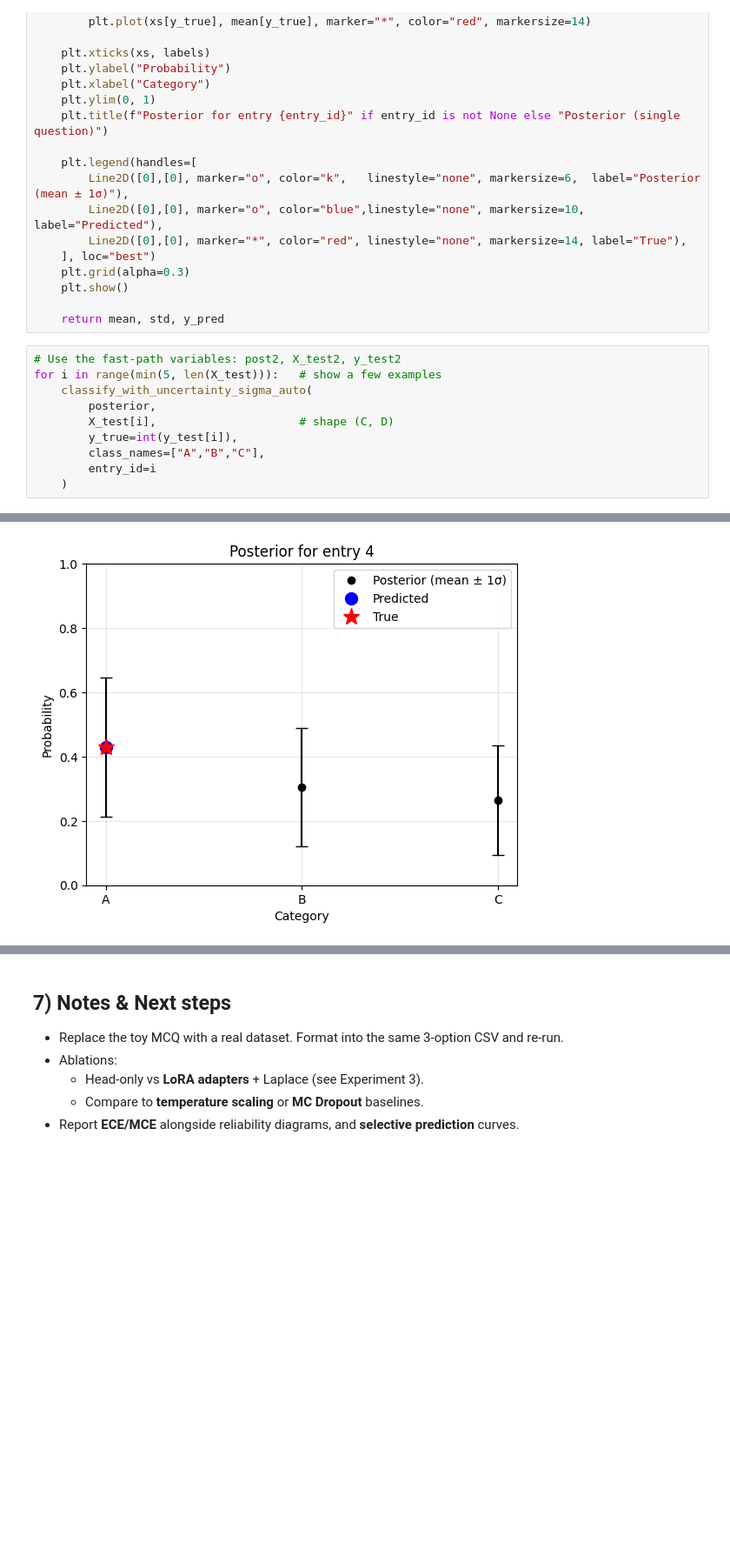
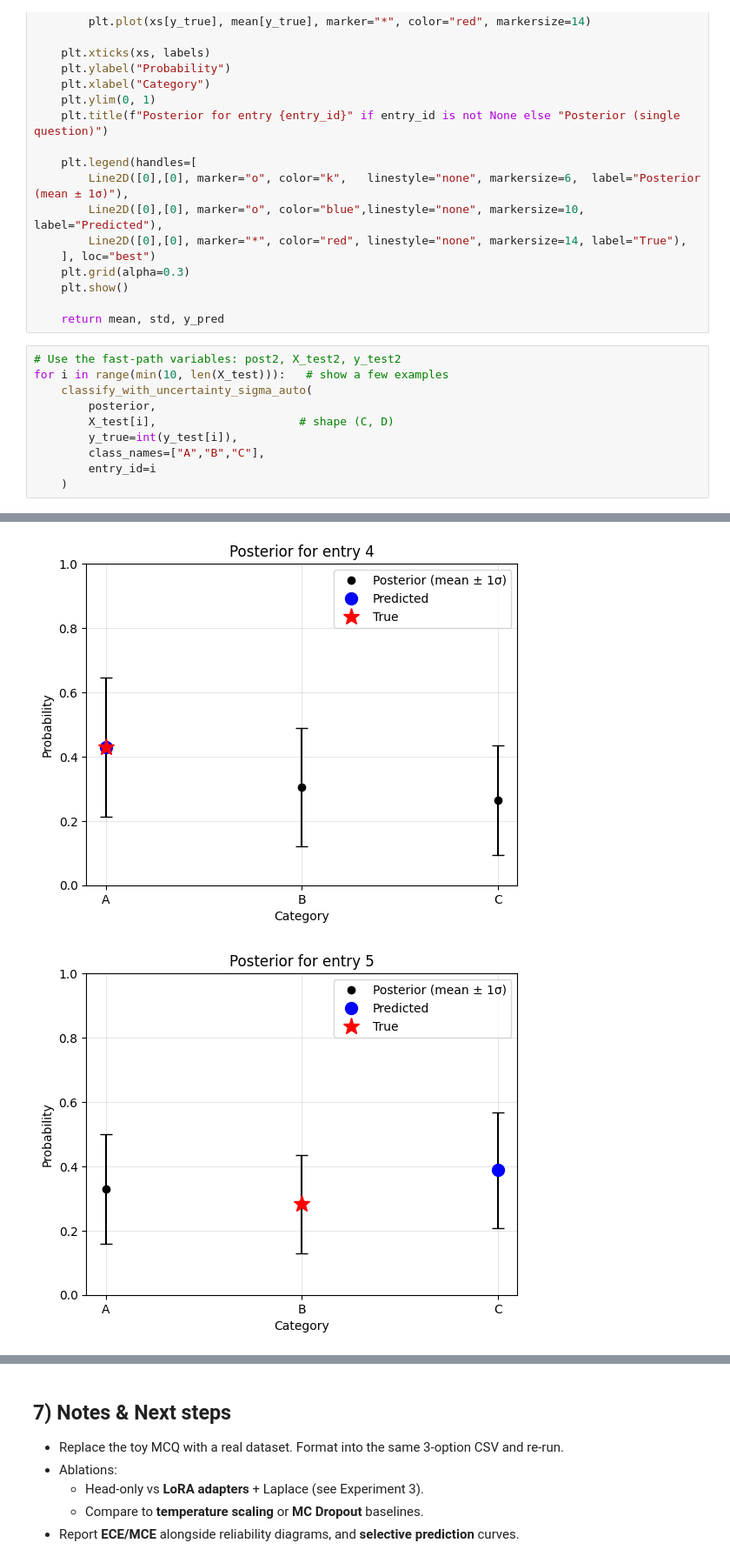
Before and after one commit to rdisipio/BayesianLM-QA, a Jupyter notebook: bayesian_head_mcq.ipynb, the cells around one changed output, grey strips where cells are left out. Shown: that part at 87% size. Saved outputs shown, nothing was run; the diff lists cells and outputs as text; blank space fills up the shorter version.

```diff
--- a/bayesian_head_mcq.ipynb
+++ b/bayesian_head_mcq.ipynb
@@ -605,17 +605,18 @@ def classify_with_uncertainty_sigma_auto(post, x_event, y_true=None, class_names
     return mean, std, y_pred
 # %%
 # Use the fast-path variables: post2, X_test2, y_test2
-for i in range(min(5, len(X_test))):   # show a few examples
+for i in range(min(10, len(X_test))):   # show a few examples
     classify_with_uncertainty_sigma_auto(
         posterior,
         X_test[i],                     # shape (C, D)
         y_true=int(y_test[i]),
         class_names=["A","B","C"],
         entry_id=i
     )
 # %% [output]
 [figure]
 [figure]
 [figure]
 [figure]
 [figure]
+[figure, added]
```
Also changed, not shown: parts of 1 cell of this notebook.
